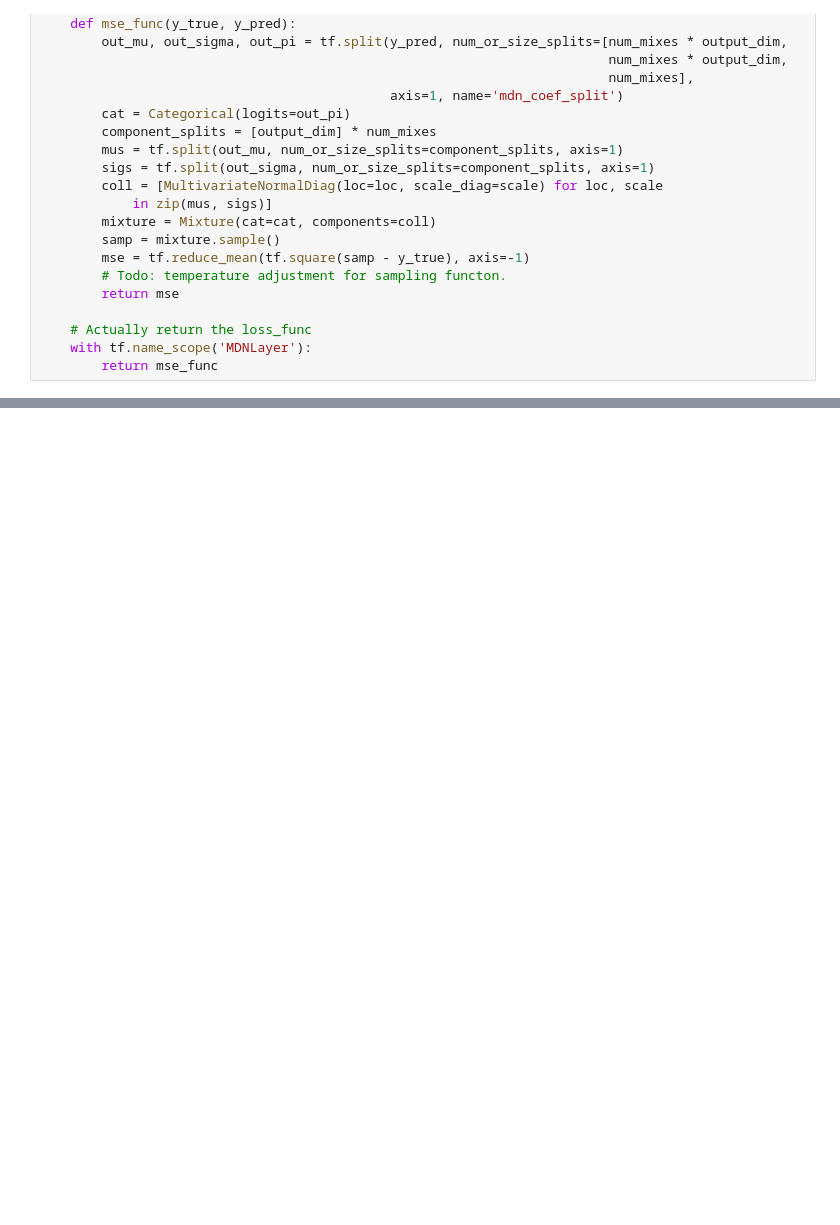
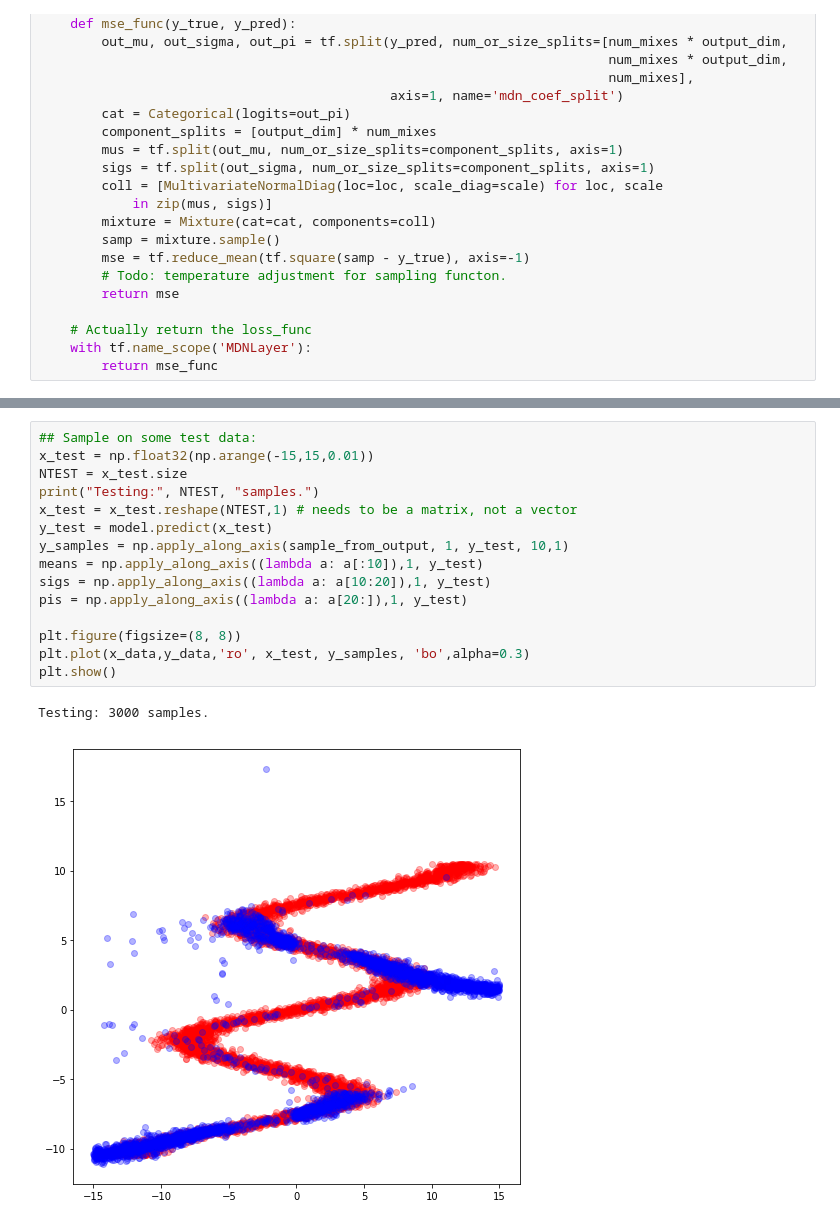
Before and after one commit to cpmpercussion/keras-mdn-layer, a Jupyter notebook: notebooks/mdn-testing.ipynb, the cells around one changed output, grey strips where cells are left out. Drawn from its saved outputs; the diff is of its cells as text; blank space fills up the shorter version.

```diff
--- a/notebooks/mdn-testing.ipynb
+++ b/notebooks/mdn-testing.ipynb
@@ -141,0 +234,18 @@ True
+# %%
+## Sample on some test data:
+x_test = np.float32(np.arange(-15,15,0.01))
+NTEST = x_test.size
+print("Testing:", NTEST, "samples.")
+x_test = x_test.reshape(NTEST,1) # needs to be a matrix, not a vector
+y_test = model.predict(x_test)
+y_samples = np.apply_along_axis(sample_from_output, 1, y_test, 10,1)
+means = np.apply_along_axis((lambda a: a[:10]),1, y_test)
+sigs = np.apply_along_axis((lambda a: a[10:20]),1, y_test)
+pis = np.apply_along_axis((lambda a: a[20:]),1, y_test)
+
+plt.figure(figsize=(8, 8))
+plt.plot(x_data,y_data,'ro', x_test, y_samples, 'bo',alpha=0.3)
+plt.show()
+# %% [output]
+Testing: 3000 samples.
+[figure, added]
```
Also changed, not shown: parts of 11 cells of this notebook.
